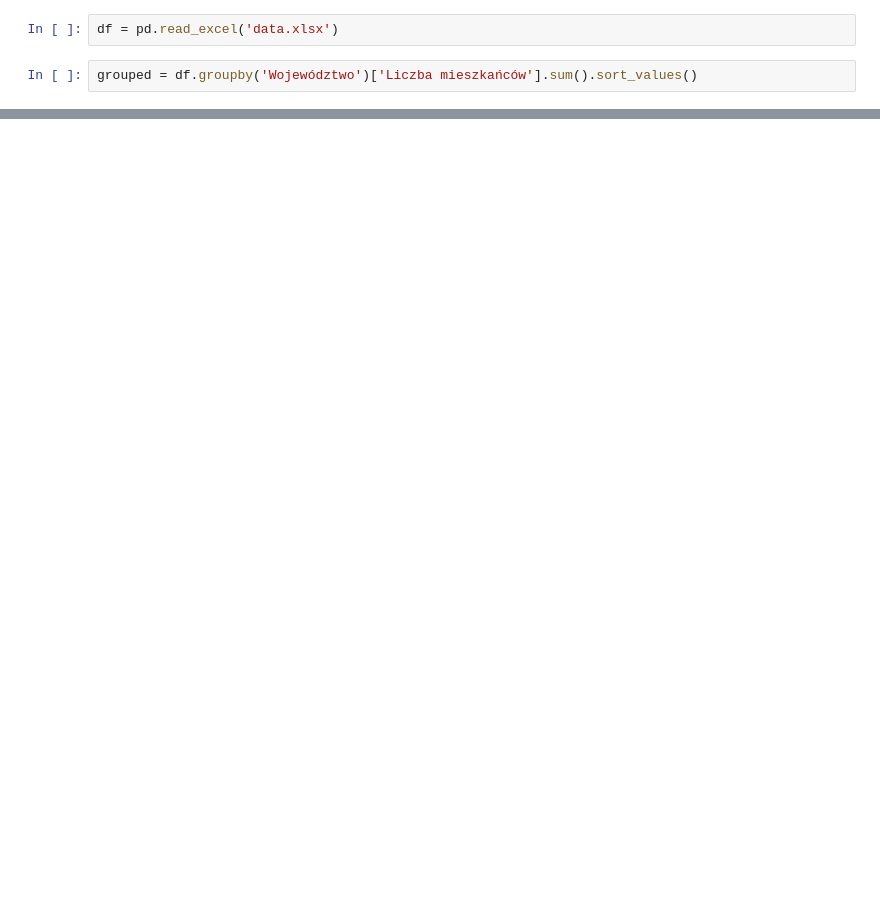
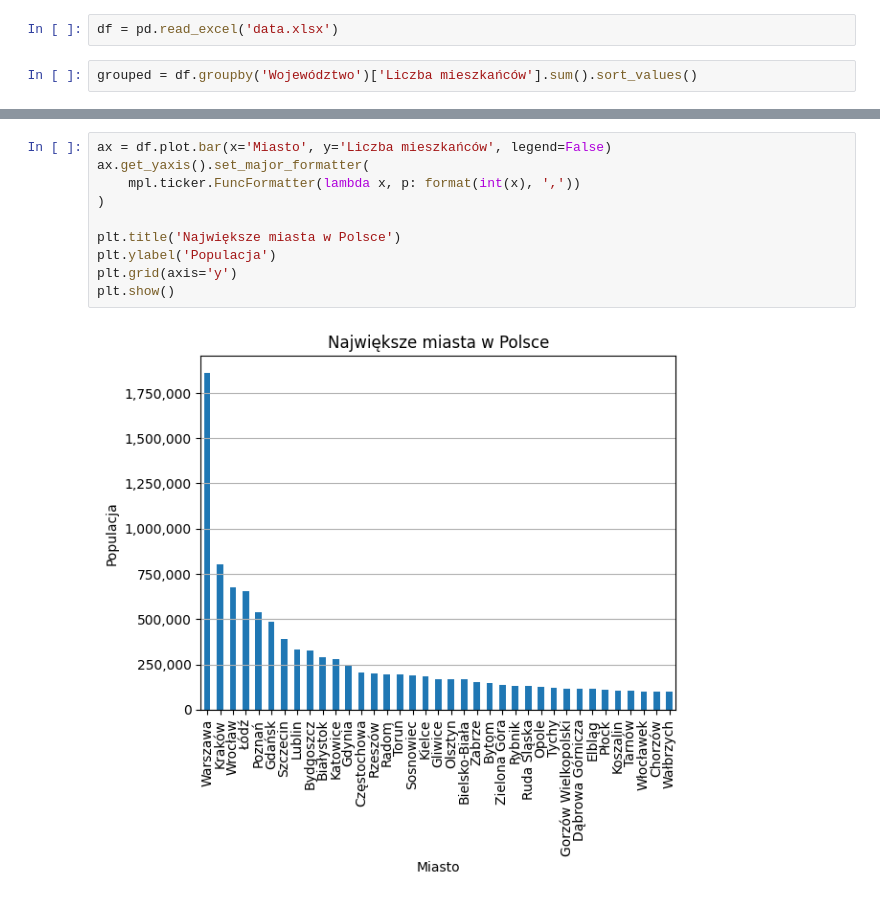
Before and after one commit to Urgith/data_science, a Jupyter notebook: scraping/wikipedia/wikipedia_miasta_polska/data_plotting.ipynb, the cells around one changed output, grey strips where cells are left out. Saved outputs shown, nothing was run; the diff lists cells and outputs as text; blank space fills up the shorter version.

Commit message:
ranking miast dodany

```diff
--- a/scraping/wikipedia/wikipedia_miasta_polska/data_plotting.ipynb
+++ b/scraping/wikipedia/wikipedia_miasta_polska/data_plotting.ipynb
@@ -19,0 +22,12 @@ plt.show()
+# %%
+ax = df.plot.bar(x='Miasto', y='Liczba mieszkańców', legend=False)
+ax.get_yaxis().set_major_formatter(
+    mpl.ticker.FuncFormatter(lambda x, p: format(int(x), ','))
+)
+
+plt.title('Największe miasta w Polsce')
+plt.ylabel('Populacja')
+plt.grid(axis='y')
+plt.show()
+# %% [output]
+[figure, added]
```
Also changed, not shown: parts of 2 cells of this notebook, 3 other files.
